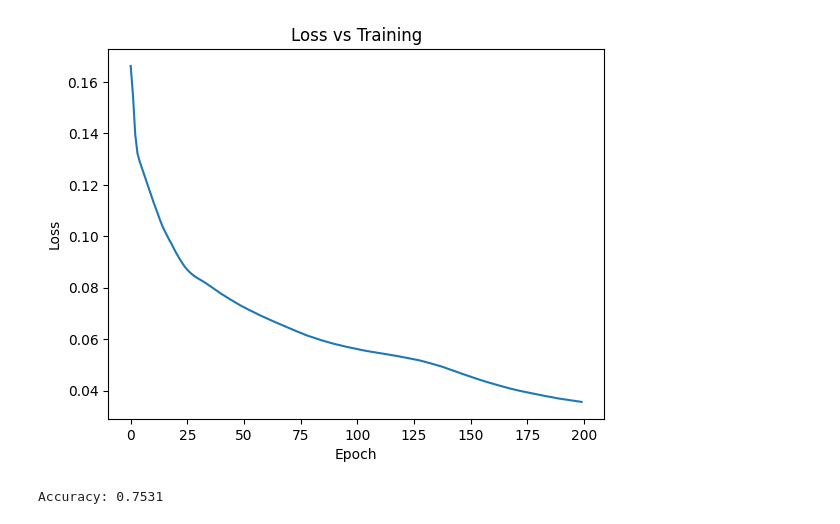
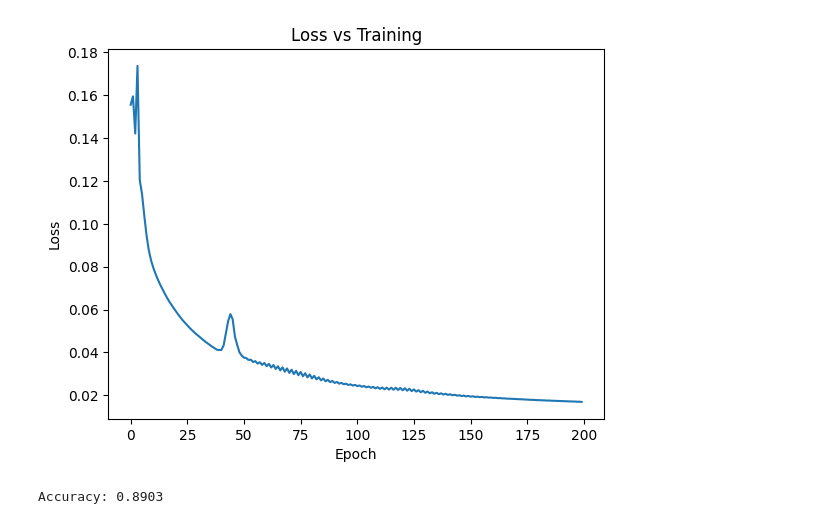
Before and after one commit to Guillembc23/Neural_Network, a Jupyter notebook: provaNeuralNet.ipynb, the cells around one changed output. Drawn from its saved outputs; the diff is of its cells as text; code cells hidden in the pictures.

```diff
--- a/provaNeuralNet.ipynb
+++ b/provaNeuralNet.ipynb
@@ -90,5 +90,5 @@ nn = Network(
 
 
 
-nn.train(X_train, y_train, epochs=200, lr=0.1)
+nn.train(X_train, y_train, epochs=200, lr=1)
 # %% [output]
@@ -119,4 +112,4 @@ Epoch: 199, loss: 0.035664764841165285
-[figure, old version]
+[figure, new version]
 # %%
 
 y_pred = nn.predict(X_test)
@@ -126,4 +119,4 @@ y_true_labels = np.argmax(y_test, axis=1)      # clase real
 accuracy = np.mean(y_pred_labels == y_true_labels)
 print(f"Accuracy: {accuracy:.4f}")
 # %% [output]
-Accuracy: 0.7531
+Accuracy: 0.8903
```
Also changed, not shown: parts of 3 cells of this notebook, 1 other file.
